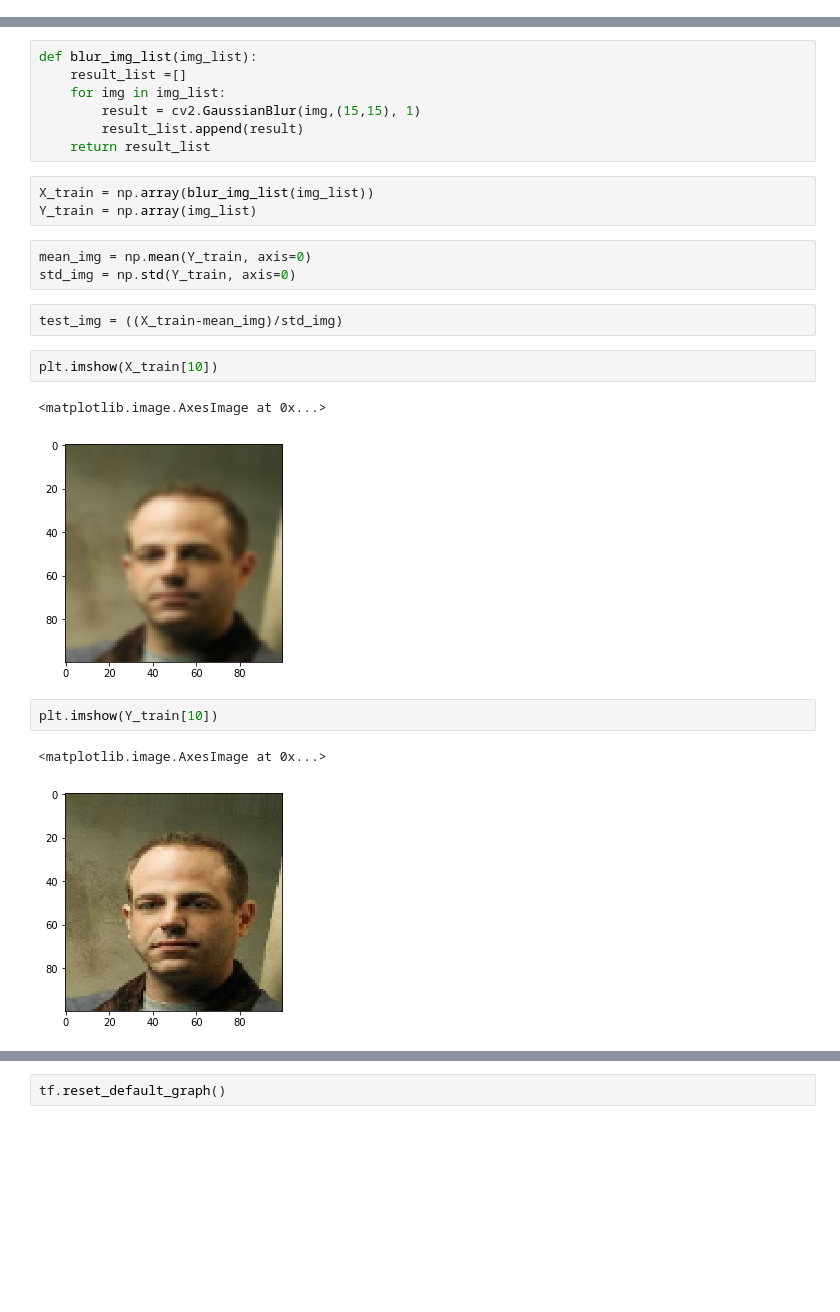
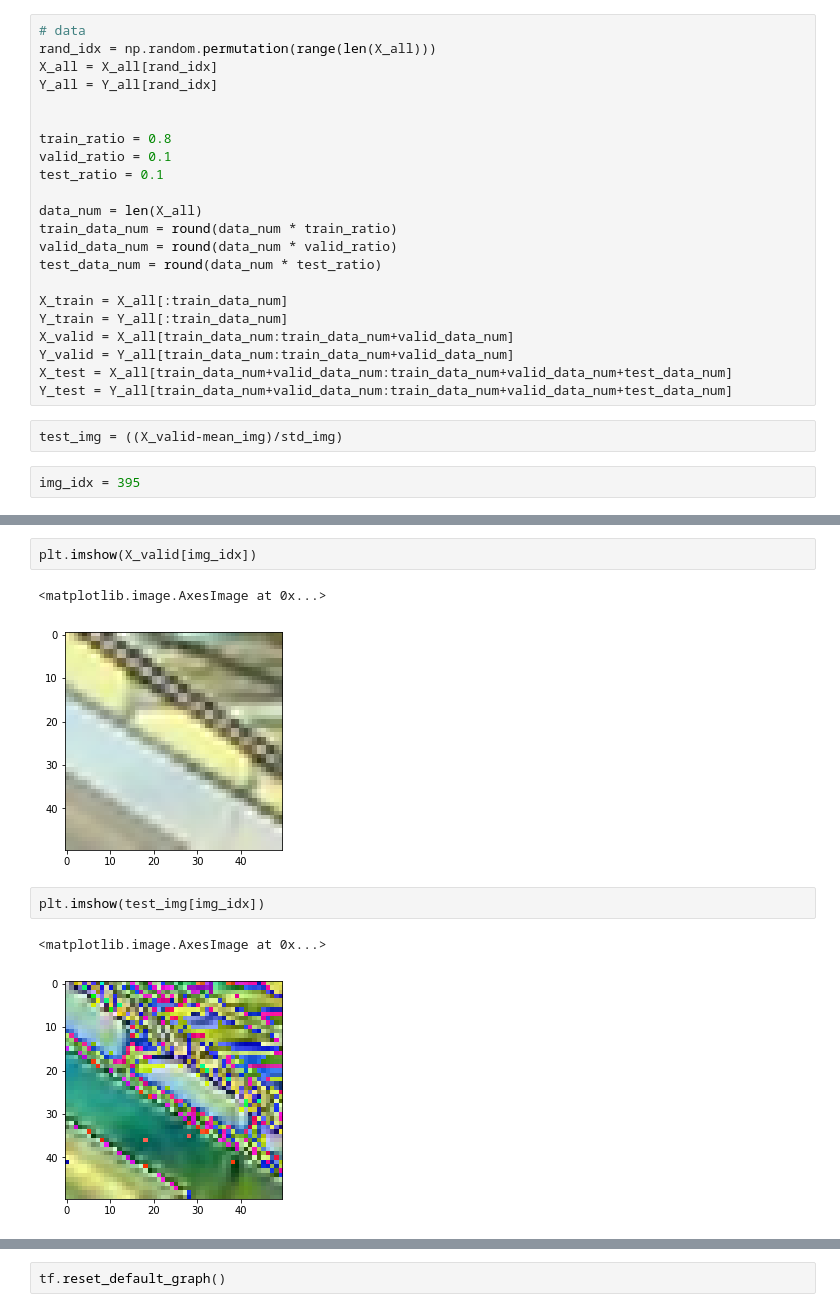
Before and after one commit to goddoe/super-resolution, a Jupyter notebook: src/super_resolution.ipynb, the cells around one changed output, grey strips where cells are left out. Cells and saved outputs as stored; diff of their text form; blank space fills up the shorter version.

```diff
--- a/src/super_resolution.ipynb
+++ b/src/super_resolution.ipynb
@@ -33 +69,27 @@ img_list = load_imgs("./data/celeb")
+# %%
+# data
+rand_idx = np.random.permutation(range(len(X_all)))
+X_all = X_all[rand_idx]
+Y_all = Y_all[rand_idx]
+
+
+train_ratio = 0.8
+valid_ratio = 0.1
+test_ratio = 0.1
+
+data_num = len(X_all)
+train_data_num = round(data_num * train_ratio)
+valid_data_num = round(data_num * valid_ratio)
+test_data_num = round(data_num * test_ratio)
+
+X_train = X_all[:train_data_num]
+Y_train = Y_all[:train_data_num]
+X_valid = X_all[train_data_num:train_data_num+valid_data_num]
+Y_valid = Y_all[train_data_num:train_data_num+valid_data_num]
+X_test = X_all[train_data_num+valid_data_num:train_data_num+valid_data_num+test_data_num]
+Y_test = Y_all[train_data_num+valid_data_num:train_data_num+valid_data_num+test_data_num]
+# %%
+test_img = ((X_valid-mean_img)/std_img)
+# %%
+img_idx = 395
 # %%
@@ -38,25 +100,10 @@ plt.imshow(img_list[0])
-# %%
-def blur_img_list(img_list):
-    result_list =[]
-    for img in img_list:
-        result = cv2.GaussianBlur(img,(15,15), 1)
-        result_list.append(result)
-    return result_list
-# %%
-X_train = np.array(blur_img_list(img_list))
-Y_train = np.array(img_list)
-# %%
-mean_img = np.mean(Y_train, axis=0)
-std_img = np.std(Y_train, axis=0)
-# %%
-test_img = ((X_train-mean_img)/std_img)
 # %%
-plt.imshow(X_train[10])
+plt.imshow(X_valid[img_idx])
 # %% [output]
 <matplotlib.image.AxesImage at 0x...>
-[figure, old version]
+[figure, new version]
 # %%
-plt.imshow(Y_train[10])
+plt.imshow(test_img[img_idx])
 # %% [output]
 <matplotlib.image.AxesImage at 0x...>
-[figure, old version]
+[figure, new version]
```
Also changed, not shown: parts of 48 cells of this notebook.
